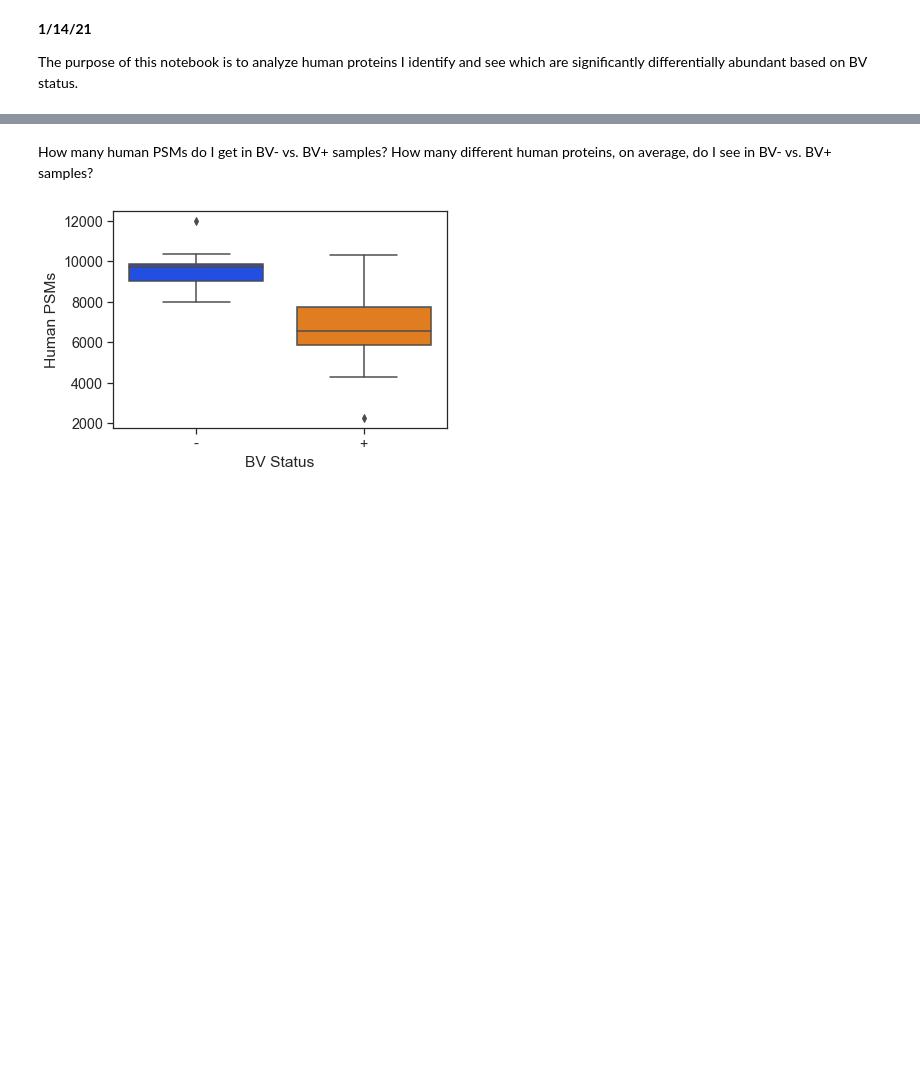
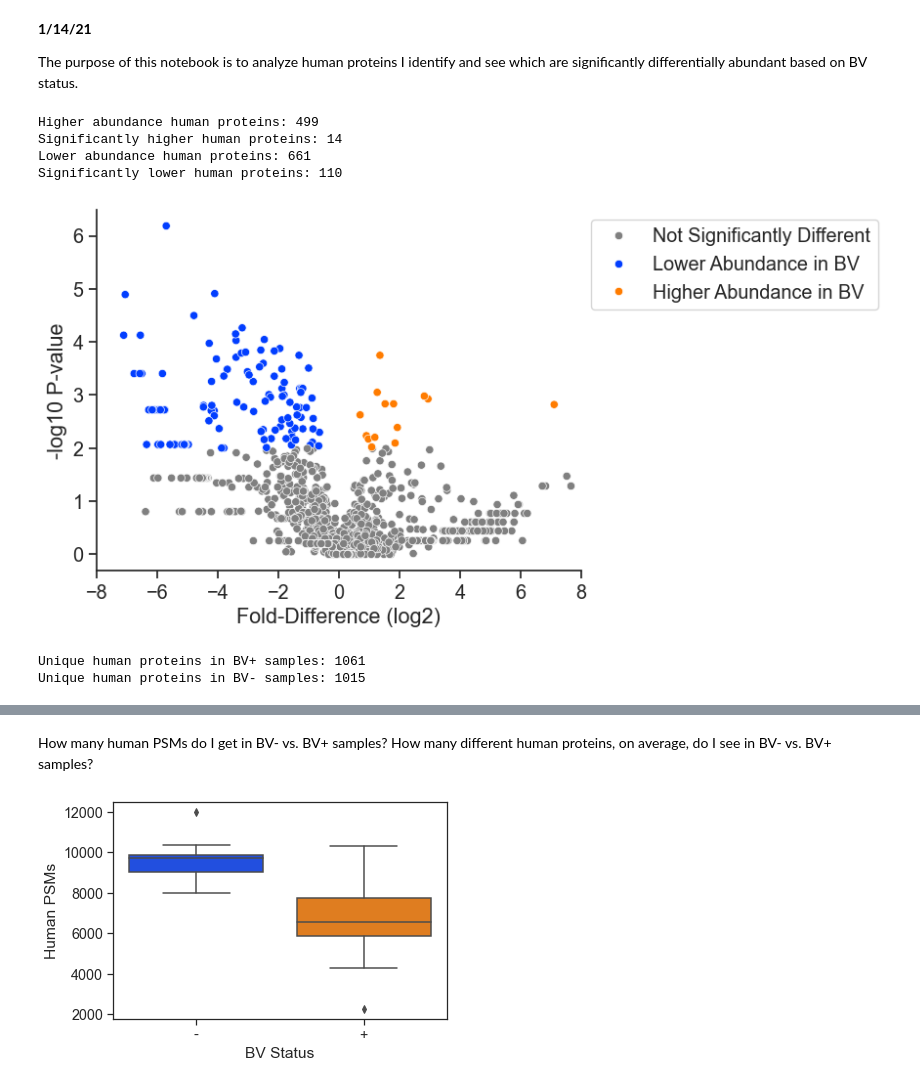
Before and after one commit to elliot-m-lee/vaginal-metaproteomics-biology, a Jupyter notebook: Human Protein Analysis.ipynb, the cells around one changed output, grey strips where cells are left out. Cells and saved outputs as stored; diff of their text form; code cells hidden in the pictures; blank space fills up the shorter version.

```diff
--- a/Human Protein Analysis.ipynb
+++ b/Human Protein Analysis.ipynb
@@ -36,6 +39,7 @@ for i in range(len(results)):
 # %%
 # Get the transformed relative abundance for each human protein across all the samples
 sampleTotals = [0 for x in range(len(SAMPLE_NAMES))] # Total number of significant human PSMs for each sample.
+allTotals = [0 for x in range(len(SAMPLE_NAMES))] # Total significant human & bacterial PSMs for each sample.
 humanCounts = {} #key=protID, value=spectral count of the protein in each sample
 for p in humanProteins.keys():
     humanCounts[p] = [0 for x in range(len(SAMPLE_NAMES))]
@@ -99,7 +115,7 @@ for p in bvPlusCounts.keys():
 # Test whether the proteins are significantly differentially abundant using the mann-whitney U test
 pvals = {} #key=protID, value=p-value of mann-whitney U test
 # %%
-for p in bvPlusCounts.keys():
+for p in analyzedHumanProteins:
     negData = bvMinusTransformed[p]
     posData = bvPlusTransformed[p]
     res = stats.mannwhitneyu(bvMinusTransformed[p], bvPlusTransformed[p])
@@ -113,0 +130,63 @@ with analysisPath.joinpath('differential_proteins_human.csv').open(mode='w', new
+# %%
+# Make a volcano plot where Y-axis is -log10(pval) and x axis is log2 BV+ abundance / BV- abundance
+log10pvals = []
+log2foldchanges = []
+abundanceDifferences = []
+labels = []
+increased = 0
+sigIncreased = 0
+decreased = 0
+sigDecreased = 0
+for p in analyzedHumanProteins:
+    bvplusMean = mean(bvPlusAbundance[p])
+    bvminusMean = mean(bvMinusAbundance[p])
+    abundanceDifferences.append(bvplusMean - bvminusMean)
+    if bvplusMean > bvminusMean:
+        increased += 1
+    elif bvminusMean > bvplusMean:
+        decreased += 1
+    if bvplusMean == 0: #impute minimum values
+        bvplusMean = 1e-6
+    if bvminusMean == 0:
+        bvminusMean = 1e-6
+    log10pvals.append(math.log10(pvals[p]) * -1)
+    log2foldchanges.append(math.log2(bvplusMean / bvminusMean))
+    if pvals[p] > 0.01:
+        labels.append('Not Significantly Different')
+    elif bvplusMean > bvminusMean:
+        labels.append('Higher Abundance in BV')
+        sigIncreased += 1
+    else:
+        labels.append('Lower Abundance in BV')
+        sigDecreased += 1
+print(f'Higher abundance human proteins: {str(increased)}')
+print(f'Significantly higher human proteins: {str(sigIncreased)}')
+print(f'Lower abundance human proteins: {str(decreased)}')
+print(f'Significantly lower human proteins: {str(sigDecreased)}')
+# %% [output]
+Higher abundance human proteins: 499
+Significantly higher human proteins: 14
+Lower abundance human proteins: 661
+Significantly lower human proteins: 110
+# %%
+plot = sns.scatterplot(data=pd.DataFrame({'p-vals':log10pvals, 'change':log2foldchanges, 'type':labels}), x='change', y='p-vals', hue='type', palette=['gray', sns.color_palette('bright')[0], sns.color_palette('bright')[1]])
+plot.set(xlim=(-8, 8), xlabel='Fold-Difference (log2)', ylabel='-log10 P-value')
+sns.despine()
+plt.legend(bbox_to_anchor=(1, 1), loc="upper left")
+saveFig(plot, figPath.joinpath('volcano_plot_human_proteome_normalization.png'))
+# %% [output]
+[figure, added]
+# %%
+# How many human proteins were observed in BV- vs BV+ samples?
+plusUniques = 0
+minusUniques = 0
+for p in analyzedHumanProteins:
+    if sum(bvPlusCounts[p]) > 0:
+        plusUniques += 1
+    if sum(bvMinusCounts[p]) > 0:
+        minusUniques += 1
+print(f'Unique human proteins in BV+ samples: {str(plusUniques)}')
+print(f'Unique human proteins in BV- samples: {str(minusUniques)}')
+# %% [output]
+Unique human proteins in BV+ samples: 1061
+Unique human proteins in BV- samples: 1015
```
Also changed, not shown: parts of 17 cells of this notebook, 2 other files.
